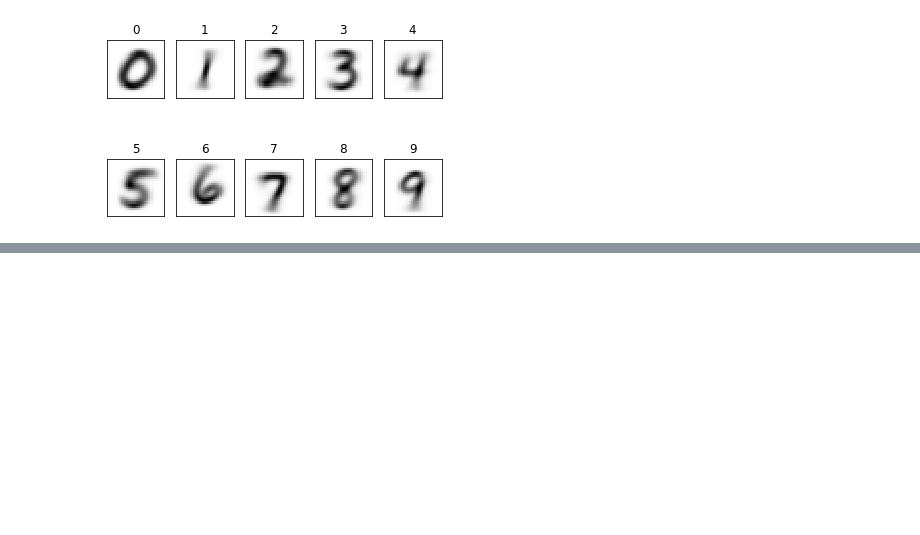
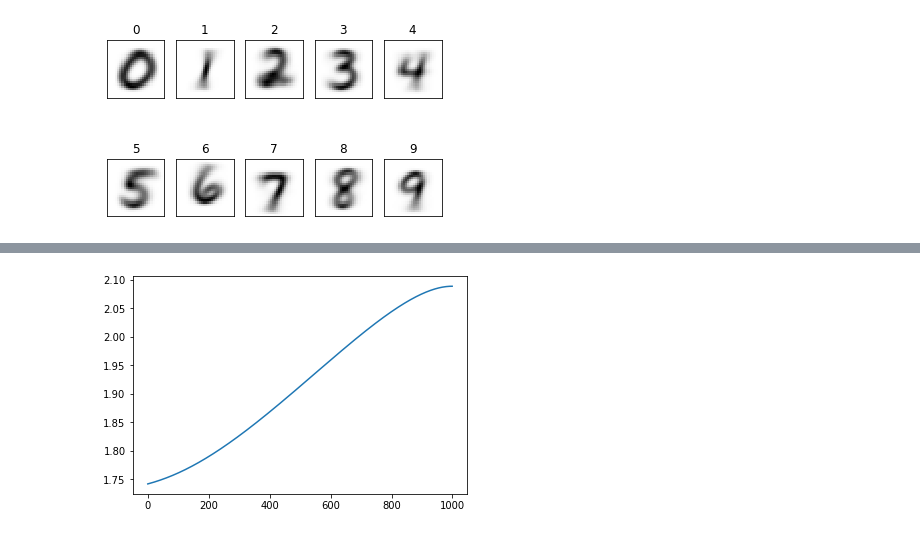
Before and after one commit to CJavaPython/AssignmentFolder, a Jupyter notebook: Assignment09/Assignment09.ipynb, the cells around one changed output, grey strips where cells are left out. Saved outputs shown, nothing was run; the diff lists cells and outputs as text; code cells hidden in the pictures; blank space fills up the shorter version.

```diff
--- a/Assignment09/Assignment09.ipynb
+++ b/Assignment09/Assignment09.ipynb
@@ -237,0 +501,38 @@ TypeError: ignored
+# %%
+iter = 0
+cost_list = []
+
+while iter < 1000:
+  Y = np.dot(u, X)
+
+  Y_ = 1 / (1 + np.exp(Y))
+  Y_ = np.vstack([test_bias, Y_])
+  Z = np.dot(v, Y_)
+
+  Z_ = 1 / (1 + np.exp(Z))
+  Z_ = np.vstack([test_bias, Z_])
+
+  H = np.dot(w, Z_)
+  H_ = 1 / (1 + np.exp(H))
+
+  J_H = np.mean(-1 * H_L * np.log(H_) - (1 - H_L) * np.log(1 - H_))
+  cost_list.append(J_H)
+  #동시에 update필요
+  #w : (10, 50) H_ : (10, 10000) normal_image : (784, 10000), Z :(50, 10000)
+  tmp_w = w - learning_rate * np.dot(H_ - H_L, Z_.T) / 4000
+  #BIAS제외가 필요
+  tmp_v = v - learning_rate * np.dot(np.dot(w.T[1:,], H_ - H_L) * Z_[1:,] * (1 - Z_[1:,]), Y_.T) / 4000
+  #u / 마찬가지로 bias제외
+  tmp_u = u - learning_rate * np.dot( np.dot(v.T[1:,], np.dot(w.T[1:,], H_ - H_L) * Z_[1:,]* (1 - Z_[1:,])) * Y_[1:,] * (1 - Y_[1:,]), X.T )/ 4000
+
+  w = tmp_w
+  v = tmp_v
+  u = tmp_u
+
+  iter += 1
+# %%
+
+plt.plot(cost_list)
+plt.show()
+# %% [output]
+[figure, added]
```
Also changed, not shown: parts of 10 cells of this notebook.
